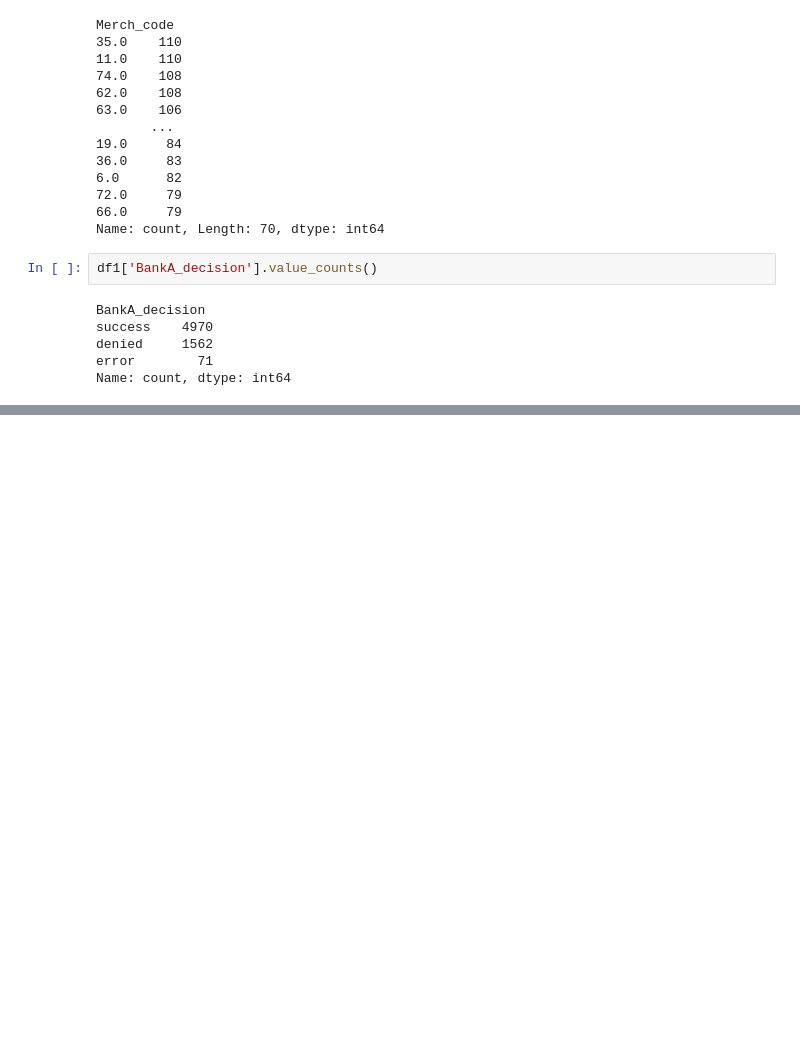
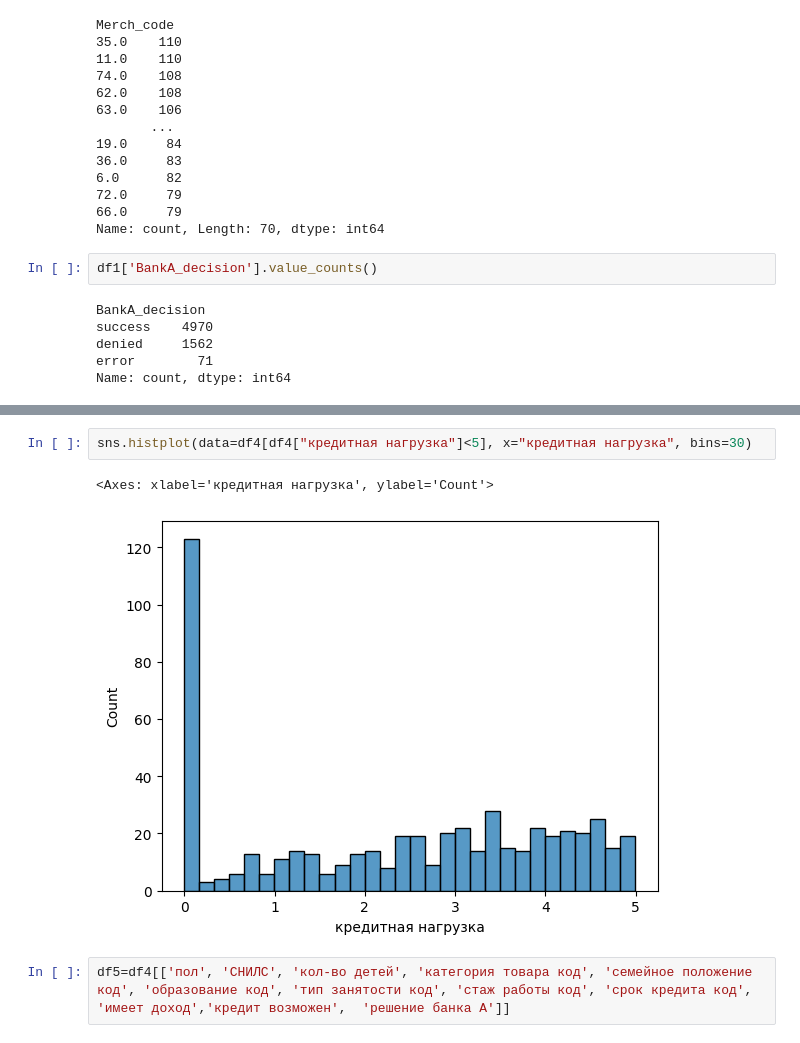
Before and after one commit to svwk/hacaton2, a Jupyter notebook: scripts/data_scripts/analyze_data.ipynb, the cells around one changed output, grey strips where cells are left out. Cells and saved outputs as stored; diff of their text form; blank space fills up the shorter version.

```diff
--- a/scripts/data_scripts/analyze_data.ipynb
+++ b/scripts/data_scripts/analyze_data.ipynb
@@ -498,0 +316,7 @@ datetime.strftime((date.today() -
+# %%
+sns.histplot(data=df4[df4["кредитная нагрузка"]<5], x="кредитная нагрузка", bins=30)
+# %% [output]
+<Axes: xlabel='кредитная нагрузка', ylabel='Count'>
+[figure, added]
+# %%
+df5=df4[['пол', 'СНИЛС', 'кол-во детей', 'категория товара код', 'семейное положение код', 'образование код', 'тип занятости код', 'стаж работы код', 'срок кредита код', 'имеет доход','кредит возможен',  'решение банка A']]
```
Also changed, not shown: parts of 39 cells of this notebook, 2 other files.
